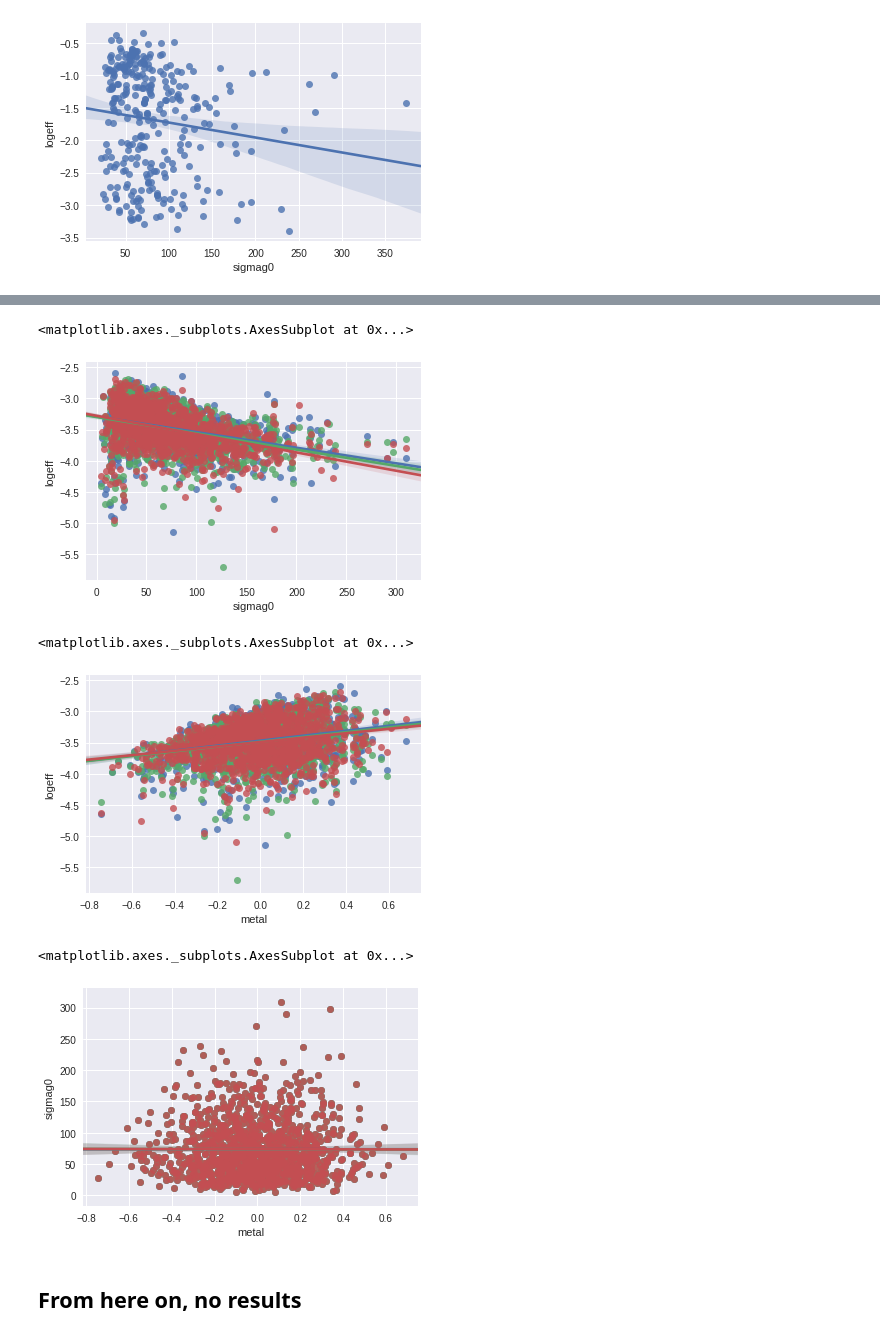
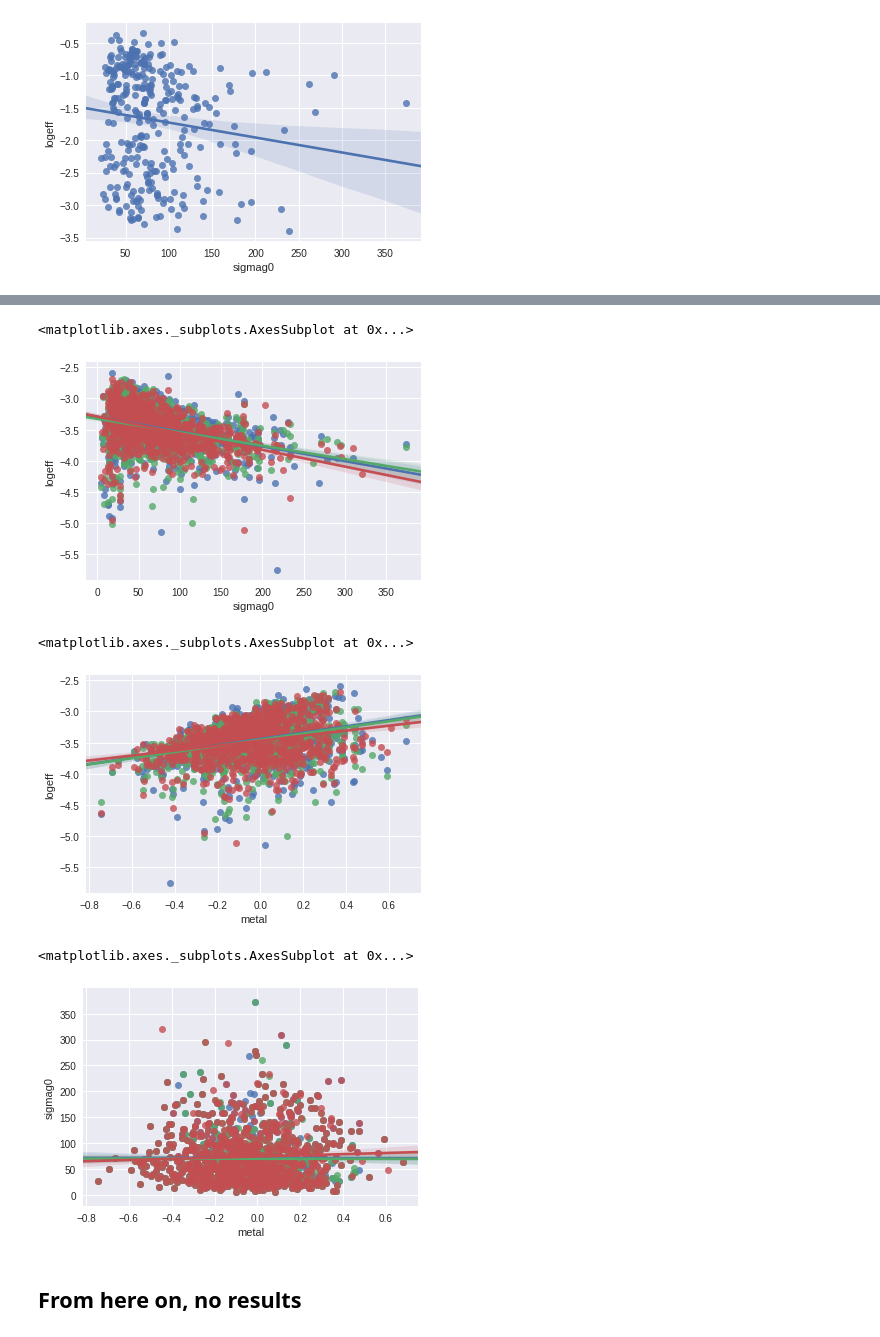
Before and after one commit to saint-germain/population_synthesis, a Jupyter notebook: tools/separate_stats.ipynb, the cells around one changed output, grey strips where cells are left out. Cells and saved outputs as stored; diff of their text form; code cells hidden in the pictures.

```diff
--- a/tools/separate_stats.ipynb
+++ b/tools/separate_stats.ipynb
@@ -152,27 +152,27 @@ sns.regplot(dnpt.metal,dnpt.logeff)
 # %%
 # higher sigmag0, lower mass efficiency for terrestrial planetary systems
 # this happens because high density favors gp formation over tp formation
-sns.regplot(x="sigmag0", y="logeff", data=dnpt)
-sns.regplot(x="sigmag0", y="logeff", data=dlpt)
-sns.regplot(x="sigmag0", y="logeff", data=dhpt)
+sns.regplot(x="sigmag0", y="logeff", data=dnt)
+sns.regplot(x="sigmag0", y="logeff", data=dlt)
+sns.regplot(x="sigmag0", y="logeff", data=dht)
 # %% [output]
 <matplotlib.axes._subplots.AxesSubplot at 0x...>
-[figure, old version]
+[figure, new version]
 # %%
 # higher metallicity, higher mass efficiency for tps
-sns.regplot(x="metal", y="logeff", data=dnpt)
-sns.regplot(x="metal", y="logeff", data=dlpt)
-sns.regplot(x="metal", y="logeff", data=dhpt)
+sns.regplot(x="metal", y="logeff", data=dnt)
+sns.regplot(x="metal", y="logeff", data=dlt)
+sns.regplot(x="metal", y="logeff", data=dht)
 # %% [output]
 <matplotlib.axes._subplots.AxesSubplot at 0x...>
-[figure, old version]
+[figure, new version]
 # %%
 # no correlation between metallicity and sigmag0 for tps
-sns.regplot(x="metal", y="sigmag0", data=dnpt)
-sns.regplot(x="metal", y="sigmag0", data=dlpt)
-sns.regplot(x="metal", y="sigmag0", data=dhpt)
+sns.regplot(x="metal", y="sigmag0", data=dnt)
+sns.regplot(x="metal", y="sigmag0", data=dlt)
+sns.regplot(x="metal", y="sigmag0", data=dht)
 # %% [output]
 <matplotlib.axes._subplots.AxesSubplot at 0x...>
-[figure, old version]
+[figure, new version]
 # %% [markdown]
 ## From here on, no results
```
Also changed, not shown: parts of 7 cells of this notebook.
